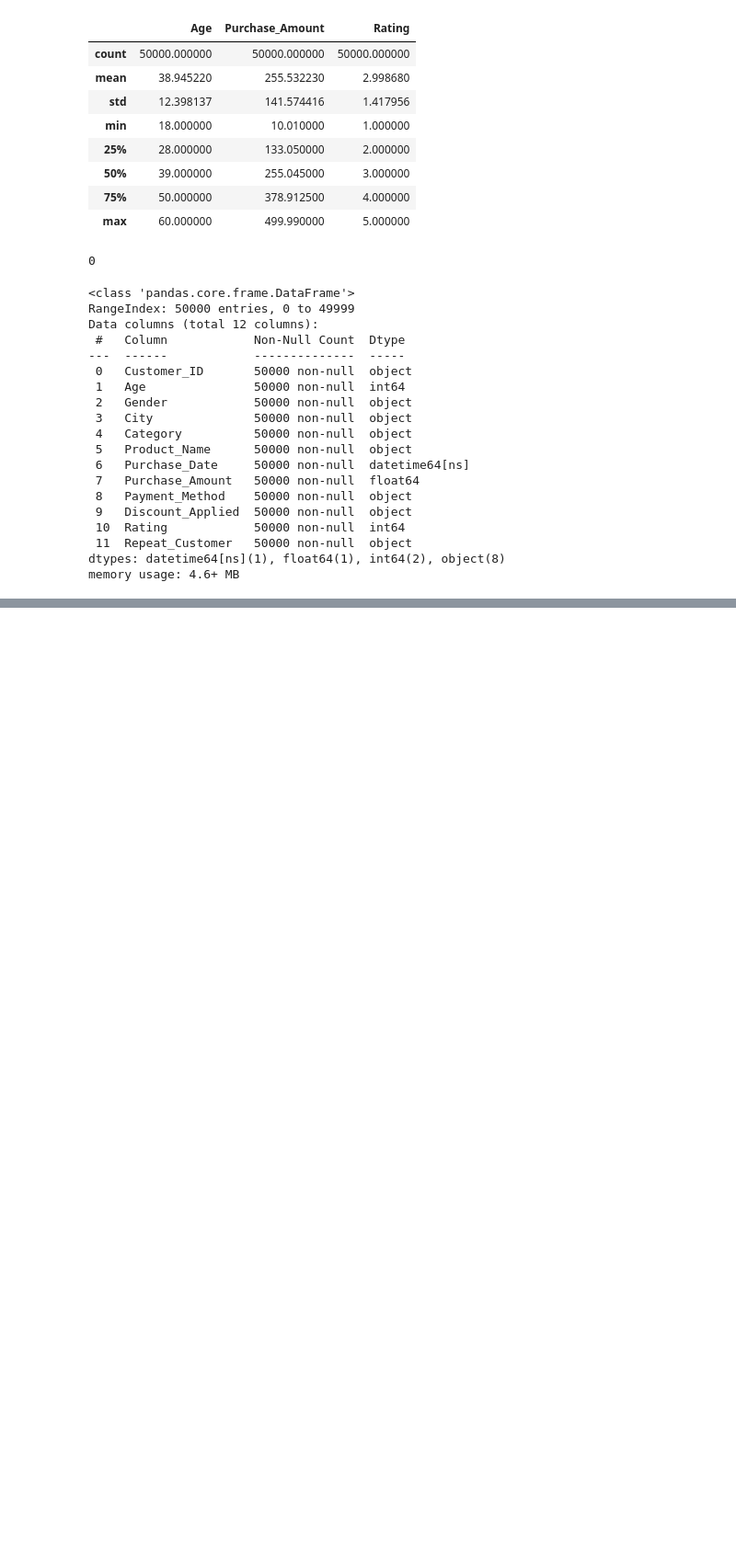
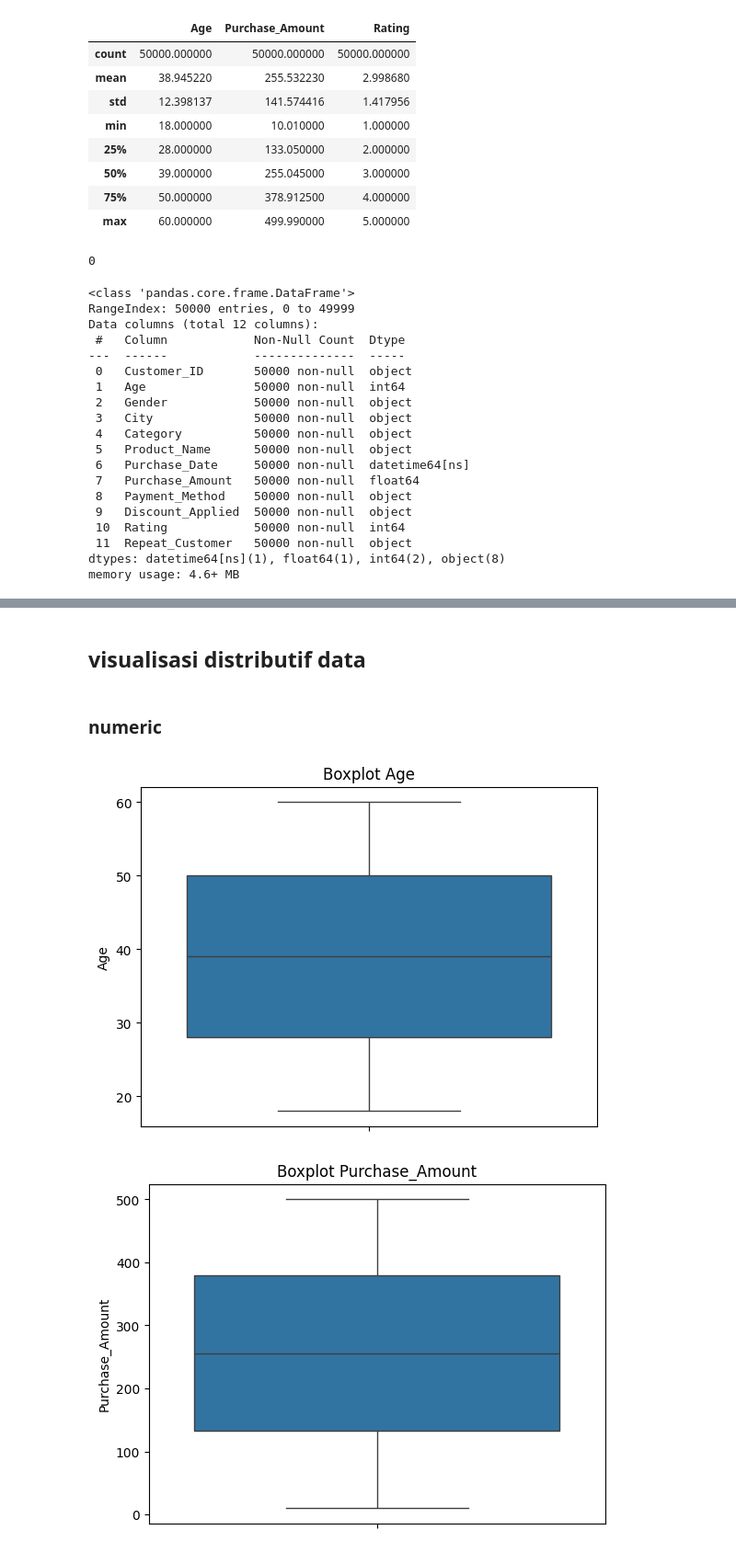
Before and after one commit to NurulAis/walmart-customer-purchase-analysis, a Jupyter notebook: notebook/notebook.ipynb, the cells around one changed output, grey strips where cells are left out. Shown at 92% size. Drawn from its saved outputs; the diff is of its cells as text; code cells hidden in the pictures; blank space fills up the shorter version.

Commit message:
analisis dan visualisasi distribusi tiap kolom

```diff
--- a/notebook/notebook.ipynb
+++ b/notebook/notebook.ipynb
@@ -102,0 +135,20 @@ data_cleaned.head()
+# %%
+# memisahkan kolom categorical values
+data_cleaned_cat = data_cleaned.select_dtypes(include='object')
+cat_columns = data_cleaned_cat.drop('Customer_ID', axis=1).columns
+
+
+#mengambil kolom numerical values
+num_columns = ['Age', 'Purchase_Amount', 'Rating']
+# %% [markdown]
+## visualisasi distributif data
+# %% [markdown]
+### numeric
+# %%
+for i in num_columns:
+    sns.boxplot(data_cleaned[i])
+    plt.title(f'Boxplot {i}')
+    plt.show()
+# %% [output]
+[figure, added]
+[figure, added]
```
Also changed, not shown: parts of 10 cells of this notebook.
